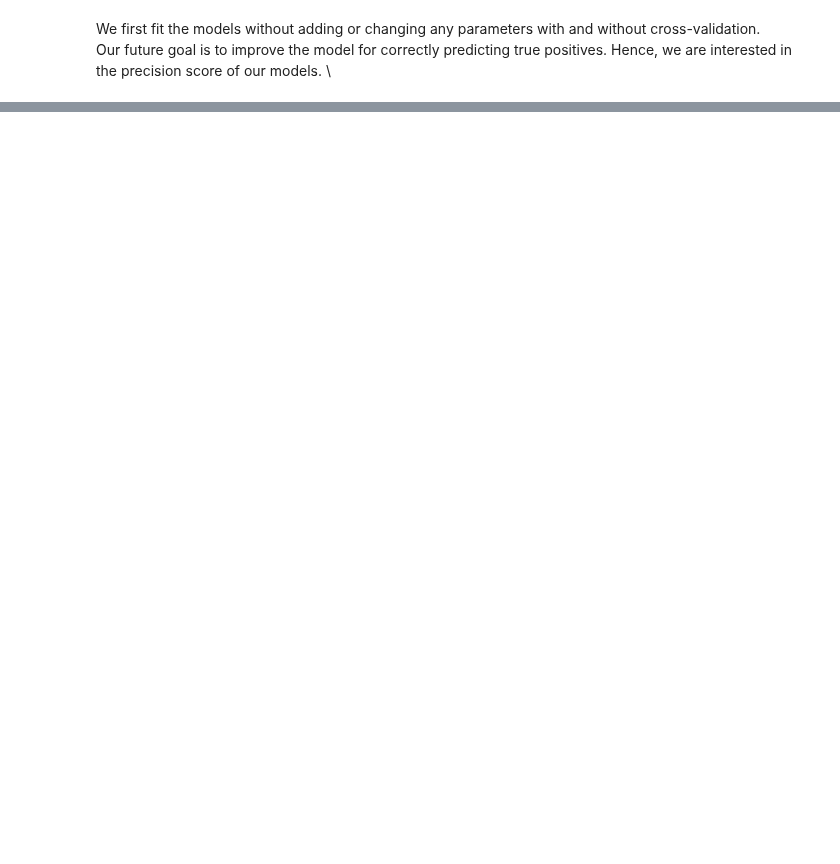
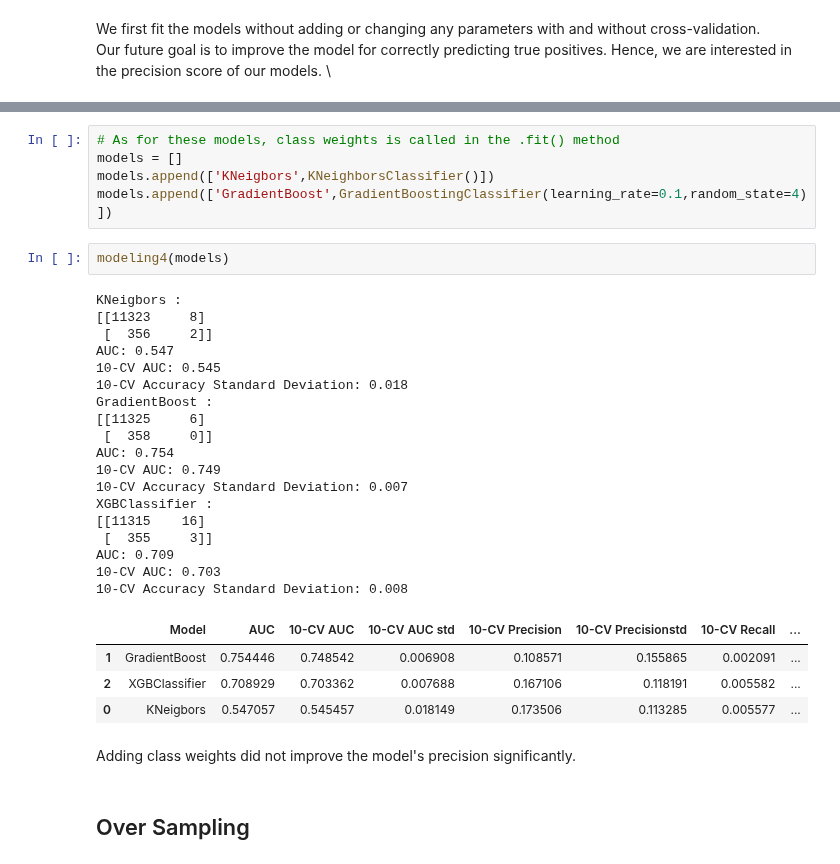
Before and after one commit to AliSafieddine/Churn-Prediction, a Jupyter notebook: Prediction_v1.ipynb, the cells around one changed output, grey strips where cells are left out. Saved outputs shown, nothing was run; the diff lists cells and outputs as text; blank space fills up the shorter version.

```diff
--- a/Prediction_v1.ipynb
+++ b/Prediction_v1.ipynb
@@ -1212,0 +1127,34 @@ model.fit(X_train, y_train)
+# %%
+# As for these models, class weights is called in the .fit() method
+models = []
+models.append(['KNeigbors',KNeighborsClassifier()])
+models.append(['GradientBoost',GradientBoostingClassifier(learning_rate=0.1,random_state=4)])
+# %%
+modeling4(models)
+# %% [output]
+KNeigbors :
+[[11323     8]
+ [  356     2]]
+AUC: 0.547
+10-CV AUC: 0.545
+10-CV Accuracy Standard Deviation: 0.018
+GradientBoost :
+[[11325     6]
+ [  358     0]]
+AUC: 0.754
+10-CV AUC: 0.749
+10-CV Accuracy Standard Deviation: 0.007
+XGBClassifier :
+[[11315    16]
+ [  355     3]]
+AUC: 0.709
+10-CV AUC: 0.703
+10-CV Accuracy Standard Deviation: 0.008
+|  | Model | AUC | 10-CV AUC | 10-CV AUC std | 10-CV Precision | 10-CV Precisionstd | 10-CV Recall | ... |
+| 1 | GradientBoost | 0.754446 | 0.748542 | 0.006908 | 0.108571 | 0.155865 | 0.002091 | ... |
+| 2 | XGBClassifier | 0.708929 | 0.703362 | 0.007688 | 0.167106 | 0.118191 | 0.005582 | ... |
+| 0 | KNeigbors | 0.547057 | 0.545457 | 0.018149 | 0.173506 | 0.113285 | 0.005577 | ... |
+# %% [markdown]
+Adding class weights did not improve the model's precision significantly.
+# %% [markdown]
+## Over Sampling
```
Also changed, not shown: parts of 88 cells of this notebook.
